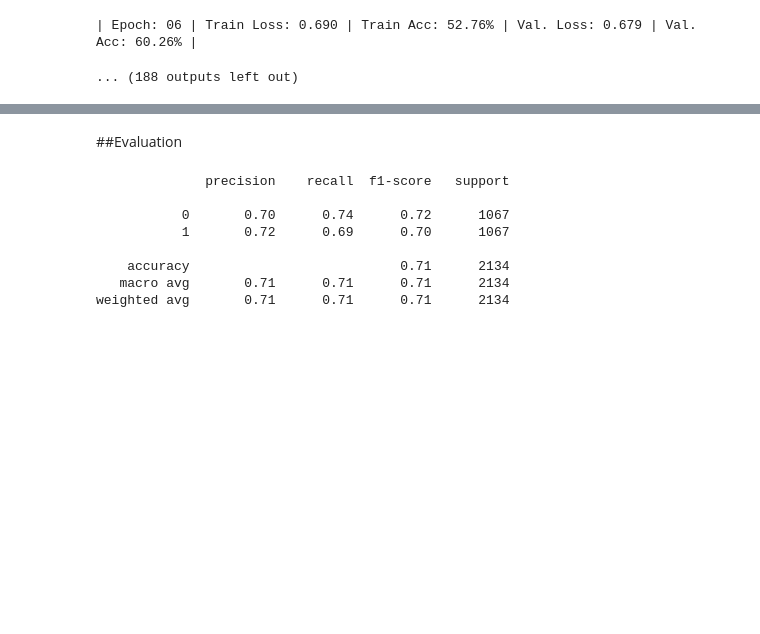
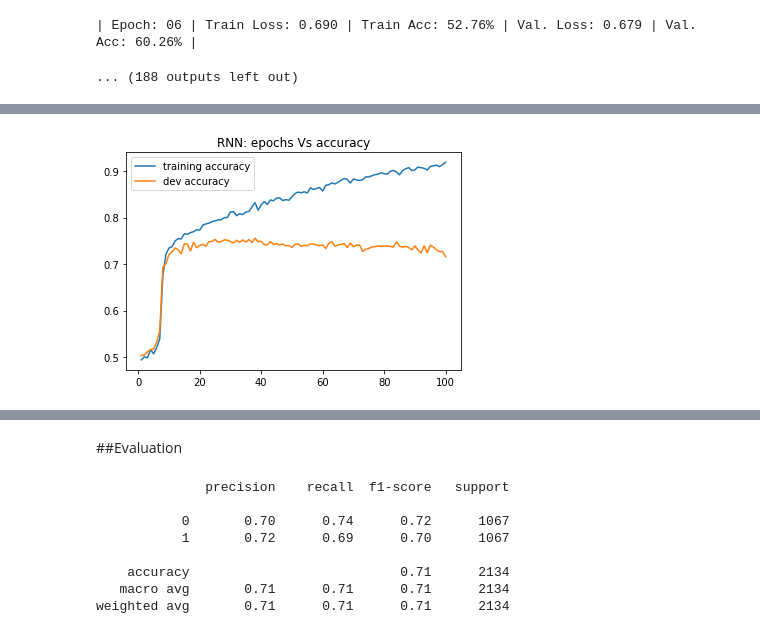
Before and after one commit to utsav-195/sentiment-analysis-using-rnn-in-pytorch, a Jupyter notebook: Sentiment Analysis.ipynb, the cells around one changed output, grey strips where cells are left out. Cells and saved outputs as stored; diff of their text form; code cells hidden in the pictures; blank space fills up the shorter version.

```diff
--- a/Sentiment Analysis.ipynb
+++ b/Sentiment Analysis.ipynb
@@ -597,0 +614,8 @@ Total time elapsed: 00:00:01
+# %%
+plt.plot(epochs, train_rnn_acc, label='training accuracy')
+plt.plot(epochs, dev_rnn_acc, label='dev accuracy')
+plt.title("RNN: epochs Vs accuracy")
+plt.legend()
+plt.show()
+# %% [output]
+[figure, added]
```
Also changed, not shown: parts of 9 cells of this notebook.
